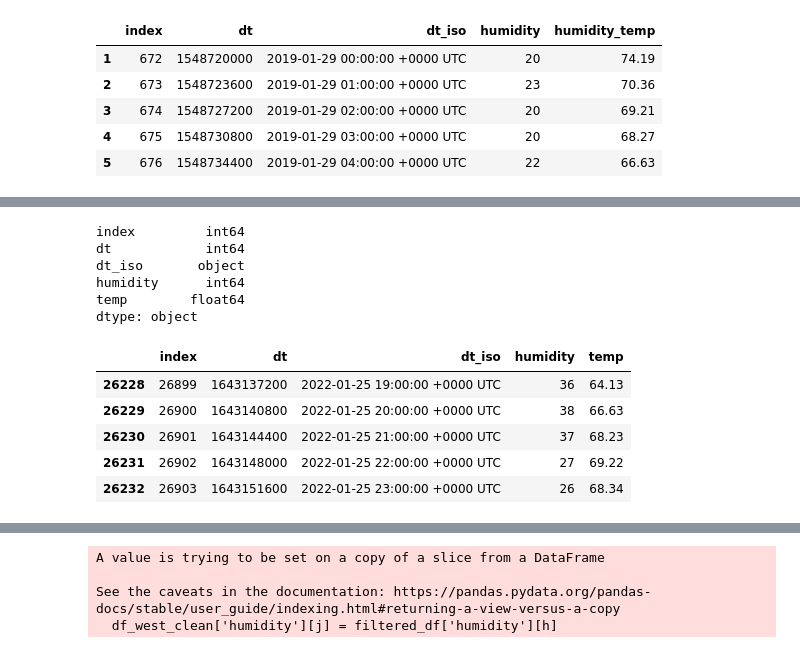
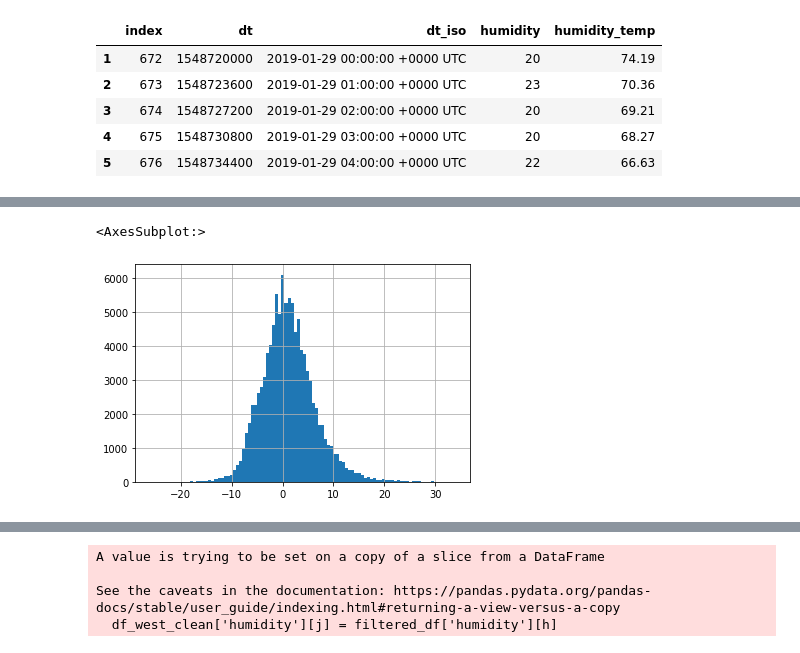
Before and after one commit to vsistla/w210-capstone-energyloadpredictor, a Jupyter notebook: eda/vsistla/w210_eda.ipynb, the cells around one changed output, grey strips where cells are left out. Drawn from its saved outputs; the diff is of its cells as text; code cells hidden in the pictures.

```diff
--- a/eda/vsistla/w210_eda.ipynb
+++ b/eda/vsistla/w210_eda.ipynb
@@ -191,4 +394,4 @@ See the caveats in the documentation: https://pandas.pydata.org/pandas-docs/stab
 # %%
 #merge
 
-df_westdf_west_clean.merge(filtered_df, left_on='start', right_on='dt_iso')
+df_west_clean = df_west_clean.merge(filtered_df, left_on='sfm', right_on='pt_date')
@@ -211,2 +425,4 @@ df_west_clean.to_csv("with_humidity.csv")
+# %%
+df_west_clean['temp_delta'] = df_west_clean['humidity_temp'] - df_west_clean['temp']
 # %%
 df_west_clean.head()
@@ -213,21 +436,11 @@ df_west_clean.head()
-# %%
-filtered_df.dtypes
-# %% [output]
-index         int64
-dt            int64
-dt_iso       object
-humidity      int64
-temp        float64
-dtype: object
-# %%
-filtered_df.tail()
-# %% [output]
-|  | index | dt | dt_iso | humidity | temp |
-| 26228 | 26899 | 1643137200 | 2022-01-25 19:00:00 +0000 UTC | 36 | 64.13 |
-| 26229 | 26900 | 1643140800 | 2022-01-25 20:00:00 +0000 UTC | 38 | 66.63 |
-| 26230 | 26901 | 1643144400 | 2022-01-25 21:00:00 +0000 UTC | 37 | 68.23 |
-| 26231 | 26902 | 1643148000 | 2022-01-25 22:00:00 +0000 UTC | 27 | 69.22 |
-| 26232 | 26903 | 1643151600 | 2022-01-25 23:00:00 +0000 UTC | 26 | 68.34 |
+# %%
+import matplotlib.pyplot as plt
+import seaborn as sns
+
+df_west_clean['temp_delta'].hist(bins=100)
+# %% [output]
+<AxesSubplot:>
+[figure, added]
 # %%
 df_west_clean["humidity"] = pd.NaT
 
```
Also changed, not shown: parts of 24 cells of this notebook.
